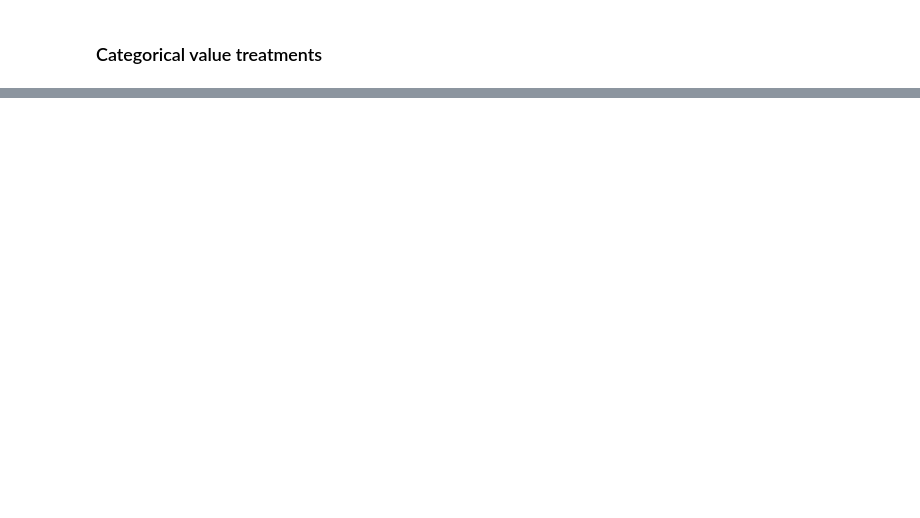
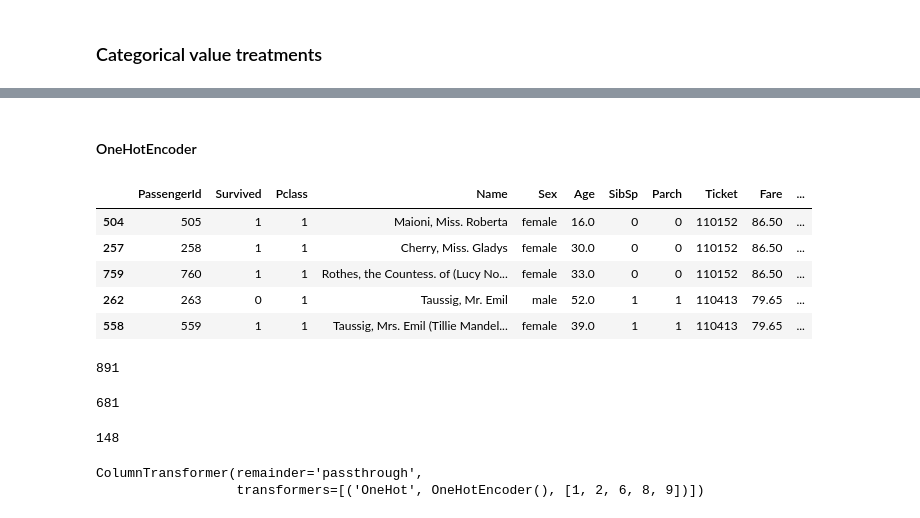
Before and after one commit to httpsdfaa/science-data-projects, a Jupyter notebook: titanic/preprocessing.ipynb, the cells around one changed output, grey strips where cells are left out. Saved outputs shown, nothing was run; the diff lists cells and outputs as text; code cells hidden in the pictures; blank space fills up the shorter version.

Commit message:
add onehotencoder

```diff
--- a/titanic/preprocessing.ipynb
+++ b/titanic/preprocessing.ipynb
@@ -305,0 +358,24 @@ array([[3, 108, 1, ..., 7.25, 147, 2],
+# %% [markdown]
+#### OneHotEncoder
+# %%
+titanic_train.head()
+# %% [output]
+|  | PassengerId | Survived | Pclass | Name | Sex | Age | SibSp | Parch | Ticket | Fare | ... |
+| 504 | 505 | 1 | 1 | Maioni, Miss. Roberta | female | 16.0 | 0 | 0 | 110152 | 86.50 | ... |
+| 257 | 258 | 1 | 1 | Cherry, Miss. Gladys | female | 30.0 | 0 | 0 | 110152 | 86.50 | ... |
+| 759 | 760 | 1 | 1 | Rothes, the Countess. of (Lucy No... | female | 33.0 | 0 | 0 | 110152 | 86.50 | ... |
+| 262 | 263 | 0 | 1 | Taussig, Mr. Emil | male | 52.0 | 1 | 1 | 110413 | 79.65 | ... |
+| 558 | 559 | 1 | 1 | Taussig, Mrs. Emil (Tillie Mandel... | female | 39.0 | 1 | 1 | 110413 | 79.65 | ... |
+# %%
+# Verificando valores únicos para se ter uma noção de transfomação para oneHotEncoder
+len(np.unique(titanic_train['Name']))
+# %% [output]
+891
+# %%
+len(np.unique(titanic_train['Ticket']))
+# %% [output]
+681
+# %%
+len(np.unique(titanic_train['Cabin']))
+# %% [output]
+148
@@ -305,0 +386,5 @@ array([[3, 108, 1, ..., 7.25, 147, 2],
+# %%
+onehotencoder_titanic
+# %% [output]
+ColumnTransformer(remainder='passthrough',
+                  transformers=[('OneHot', OneHotEncoder(), [1, 2, 6, 8, 9])])
```
Also changed, not shown: parts of 33 cells of this notebook.
